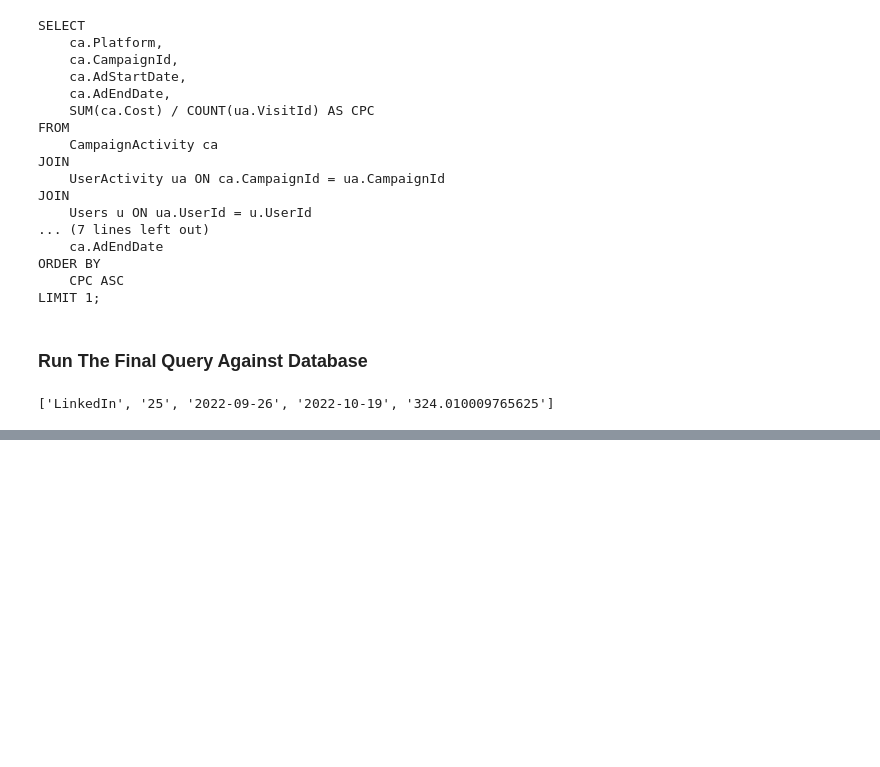
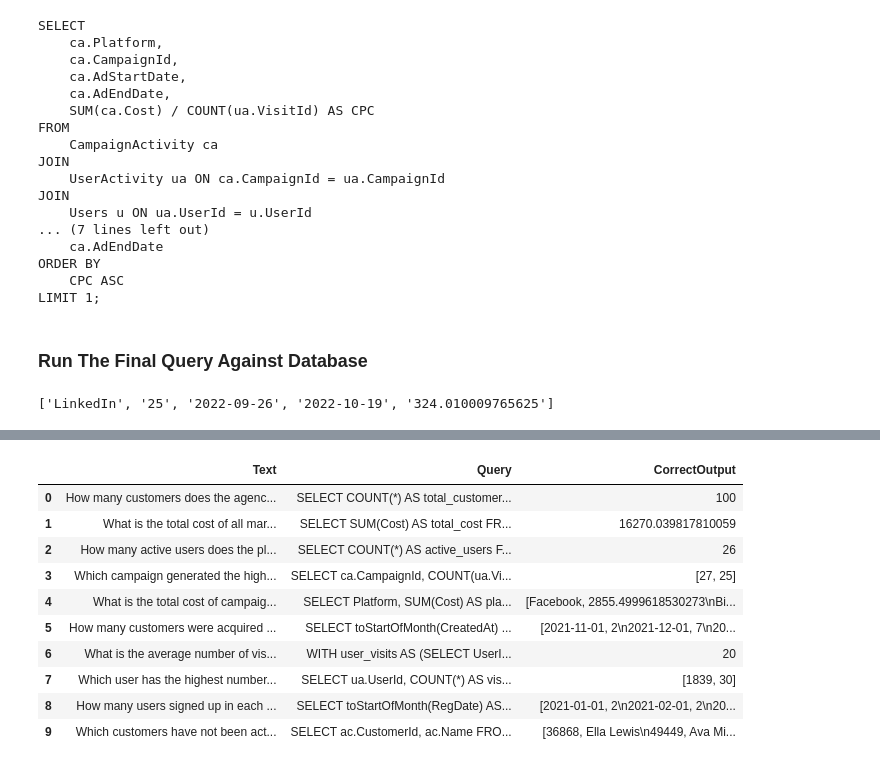
Before and after one commit to Shotanatoptio/text2sql, a Jupyter notebook: Main/Pipeline.ipynb, the cells around one changed output, grey strips where cells are left out. Drawn from its saved outputs; the diff is of its cells as text; code cells hidden in the pictures; blank space fills up the shorter version.

```diff
--- a/Main/Pipeline.ipynb
+++ b/Main/Pipeline.ipynb
@@ -301,0 +300,19 @@ print(result_from_db)
+# %%
+# Manually checked text and query pairs
+
+evaluation_dict = dict({
+  "How many customers does the agency have?": "SELECT COUNT(*) AS total_customers FROM `Customers`;",
+  "What is the total cost of all marketing campaigns?": "SELECT SUM(Cost) AS total_cost FROM `CampaignActivity`;",
+  "How many active users does the platform currently have?": "SELECT COUNT(*) AS active_users FROM `Users` WHERE Status = 'active';",
+  "Which campaign generated the highest user activity?": "SELECT ca.CampaignId, COUNT(ua.VisitId) AS activity_count FROM `CampaignActivity` AS ca JOIN `UserActivity` AS ua ON ca.CampaignId = ua.CampaignId WHERE ua.VisitDate >= '2021-01-01' AND ua.VisitDate <= '2023-12-31' GROUP BY ca.CampaignId ORDER BY activity_count DESC LIMIT 1;",
+  "What is the total cost of campaigns on each platform?": "SELECT Platform, SUM(Cost) AS platform_total_cost FROM `CampaignActivity` WHERE AdStartDate >= '2021-01-01' AND AdEndDate <= '2023-12-31' GROUP BY Platform;",
+  "How many customers were acquired each month?": "SELECT toStartOfMonth(CreatedAt) AS month, COUNT(*) AS customer_count FROM `Customers` WHERE CreatedAt >= '2021-01-01' AND CreatedAt <= '2023-12-31' GROUP BY month ORDER BY month;",
+  "What is the average number of visits per user?": "WITH user_visits AS (SELECT UserId, COUNT(*) AS visit_count FROM `UserActivity` WHERE VisitDate >= '2021-01-01' AND VisitDate <= '2023-12-31' GROUP BY UserId) SELECT AVG(visit_count) AS average_visits_per_user FROM user_visits;",
+  "Which user has the highest number of visits?": "SELECT ua.UserId, COUNT(*) AS visit_count FROM `UserActivity` AS ua WHERE ua.VisitDate >= '2021-01-01' AND ua.VisitDate <= '2023-12-31' GROUP BY ua.UserId ORDER BY visit_count DESC LIMIT 1;",
+  "How many users signed up in each month of the current year?": "SELECT toStartOfMonth(RegDate) AS month, COUNT(*) AS signups_per_month FROM `Users` WHERE RegDate >= '2021-01-01' AND RegDate <= '2023-12-31' GROUP BY month ORDER BY month;",
+  "Which customers have not been active in the last 60 days?": "SELECT ac.CustomerId, ac.Name FROM `Customers` AS ac LEFT JOIN `UserActivity` AS ua ON ac.CustomerId = ua.UserId WHERE (ua.VisitDate < NOW() - INTERVAL 60 DAY OR ua.VisitDate IS NULL) AND ac.CreatedAt >= '2021-01-01' AND ac.CreatedAt <= '2023-12-31';",
+}
+)
+# %%
+# Create a DataFrame from the dictionary
+df_evaluation = pd.DataFrame(list(evaluation_dict.items()), columns=['Text', 'Query'])
@@ -301,0 +326,10 @@ print(result_from_db)
+# %%
+correct_output = []
+
+for input_query in df_evaluation['Query']:
+    corr_output = client.command(input_query)
+    correct_output.append(corr_output)
+
+
+for t in correct_output:
+    print(t)
@@ -301,0 +347,17 @@ print(result_from_db)
+# %%
+# Evaluation dataframe: Version 2
+df_evaluation_v2 = df_evaluation.copy()
+df_evaluation_v2['CorrectOutput'] = correct_output
+df_evaluation_v2.head(10)
+# %% [output]
+|  | Text | Query | CorrectOutput |
+| 0 | How many customers does the agenc... | SELECT COUNT(*) AS total_customer... | 100 |
+| 1 | What is the total cost of all mar... | SELECT SUM(Cost) AS total_cost FR... | 16270.039817810059 |
+| 2 | How many active users does the pl... | SELECT COUNT(*) AS active_users F... | 26 |
+| 3 | Which campaign generated the high... | SELECT ca.CampaignId, COUNT(ua.Vi... | [27, 25] |
+| 4 | What is the total cost of campaig... | SELECT Platform, SUM(Cost) AS pla... | [Facebook, 2855.4999618530273\nBi... |
+| 5 | How many customers were acquired ... | SELECT toStartOfMonth(CreatedAt) ... | [2021-11-01, 2\n2021-12-01, 7\n20... |
+| 6 | What is the average number of vis... | WITH user_visits AS (SELECT UserI... | 20 |
+| 7 | Which user has the highest number... | SELECT ua.UserId, COUNT(*) AS vis... | [1839, 30] |
+| 8 | How many users signed up in each ... | SELECT toStartOfMonth(RegDate) AS... | [2021-01-01, 2\n2021-02-01, 2\n20... |
+| 9 | Which customers have not been act... | SELECT ac.CustomerId, ac.Name FRO... | [36868, Ella Lewis\n49449, Ava Mi... |
```
Also changed, not shown: parts of 13 cells of this notebook, 4 other files.
